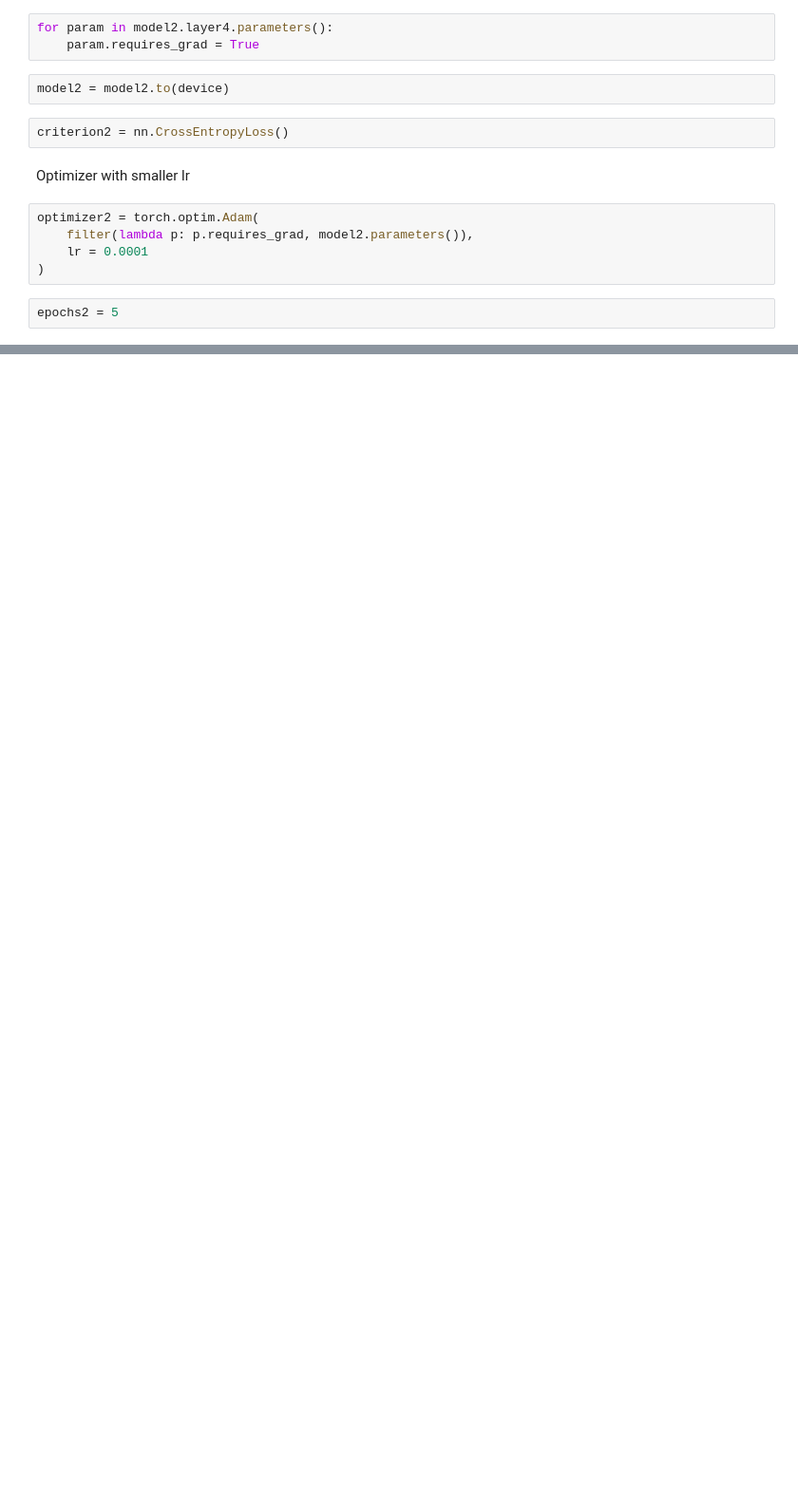
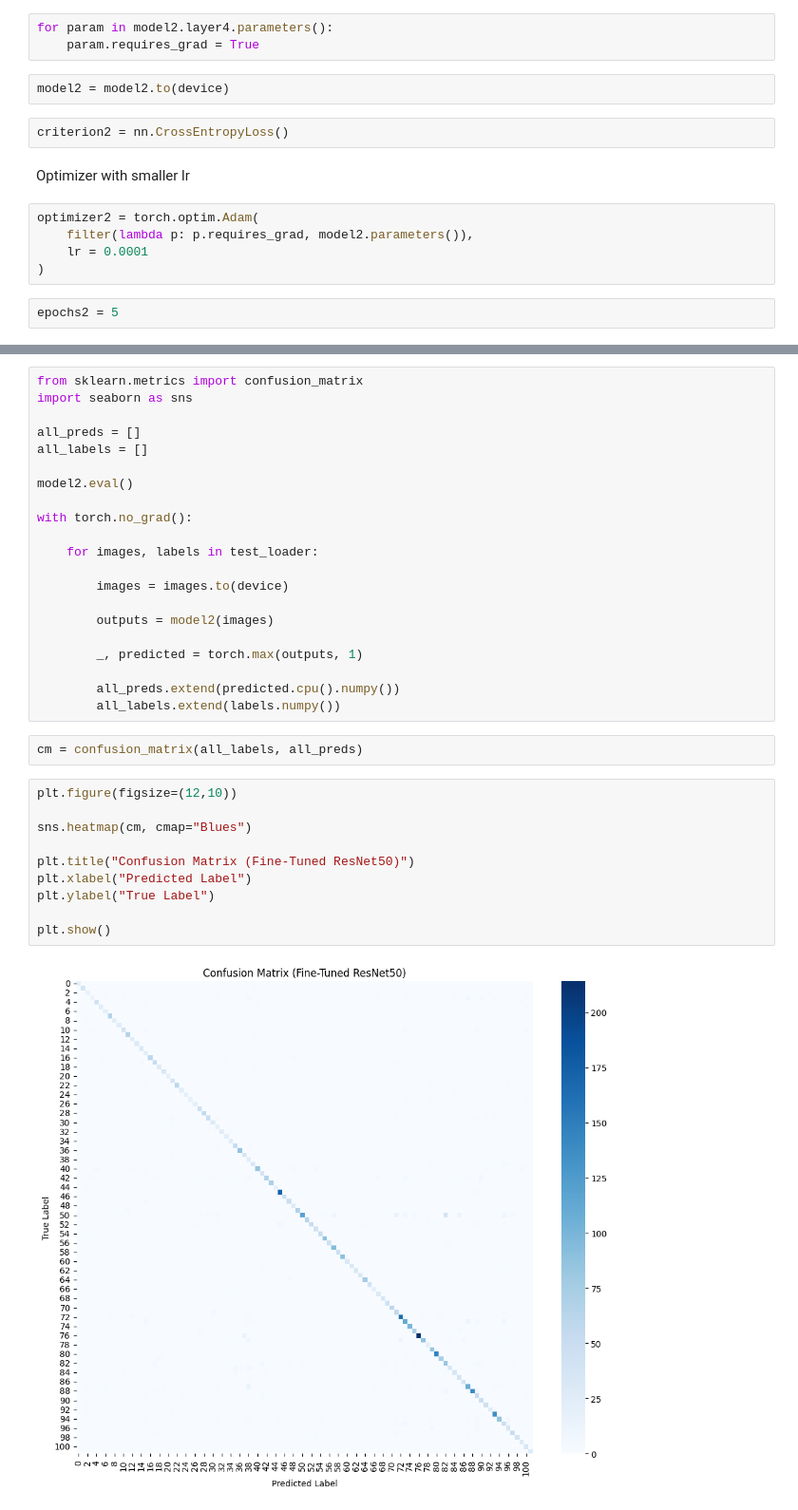
Before and after one commit to vikas-gp/DeepLearningModels, a Jupyter notebook: Transfer Learning/model_1.ipynb, the cells around one changed output, grey strips where cells are left out. Shown at 95% size. Cells and saved outputs as stored; diff of their text form; blank space fills up the shorter version.

```diff
--- a/Transfer Learning/model_1.ipynb
+++ b/Transfer Learning/model_1.ipynb
@@ -474,0 +585,35 @@ RuntimeError: element 0 of tensors does not require grad and does not have a gra
+# %%
+from sklearn.metrics import confusion_matrix
+import seaborn as sns
+
+all_preds = []
+all_labels = []
+
+model2.eval()
+
+with torch.no_grad():
+
+    for images, labels in test_loader:
+
+        images = images.to(device)
+
+        outputs = model2(images)
+
+        _, predicted = torch.max(outputs, 1)
+
+        all_preds.extend(predicted.cpu().numpy())
+        all_labels.extend(labels.numpy())
+# %%
+cm = confusion_matrix(all_labels, all_preds)
+# %%
+plt.figure(figsize=(12,10))
+
+sns.heatmap(cm, cmap="Blues")
+
+plt.title("Confusion Matrix (Fine-Tuned ResNet50)")
+plt.xlabel("Predicted Label")
+plt.ylabel("True Label")
+
+plt.show()
+# %% [output]
+[figure, added]
```
Also changed, not shown: parts of 12 cells of this notebook.
